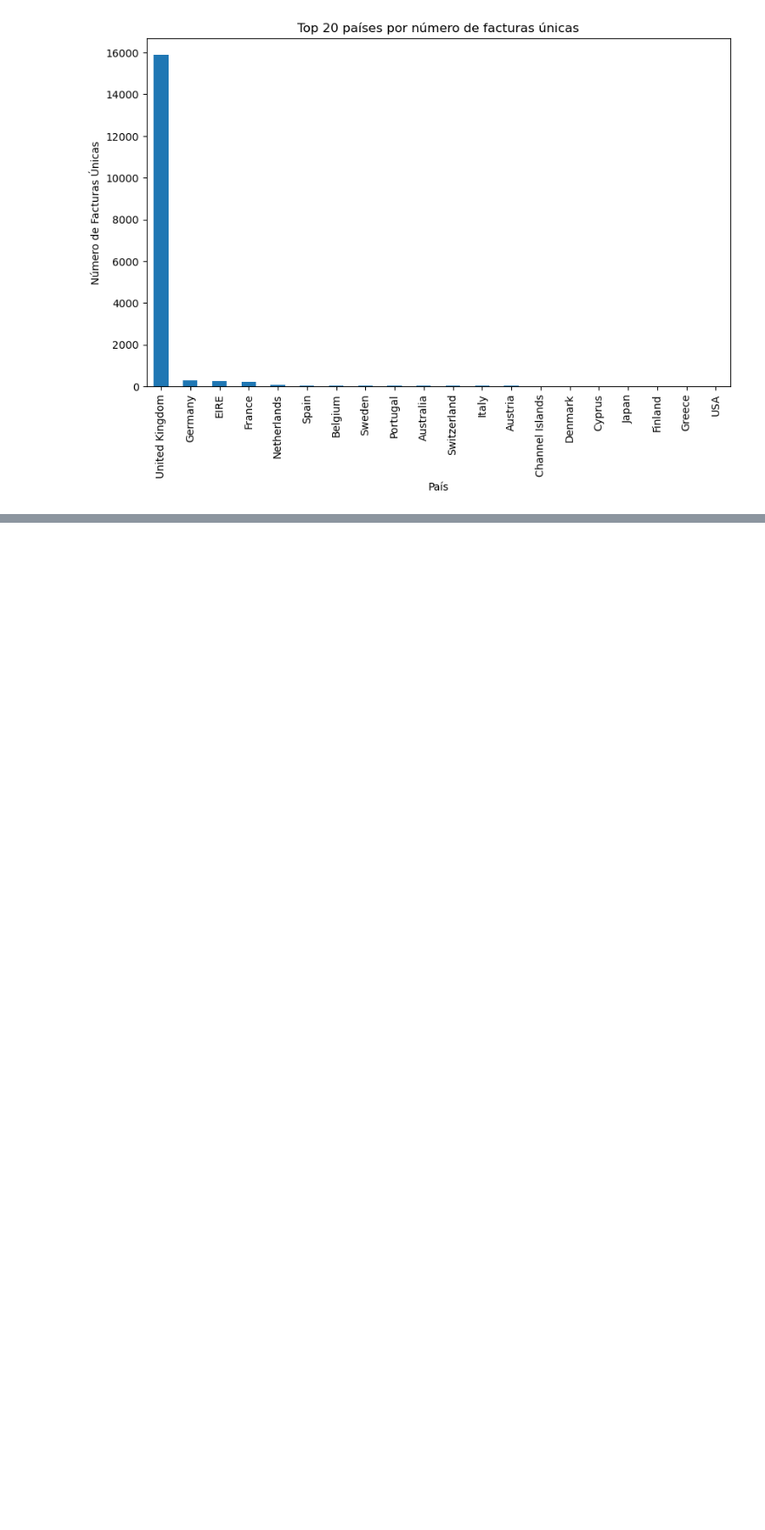
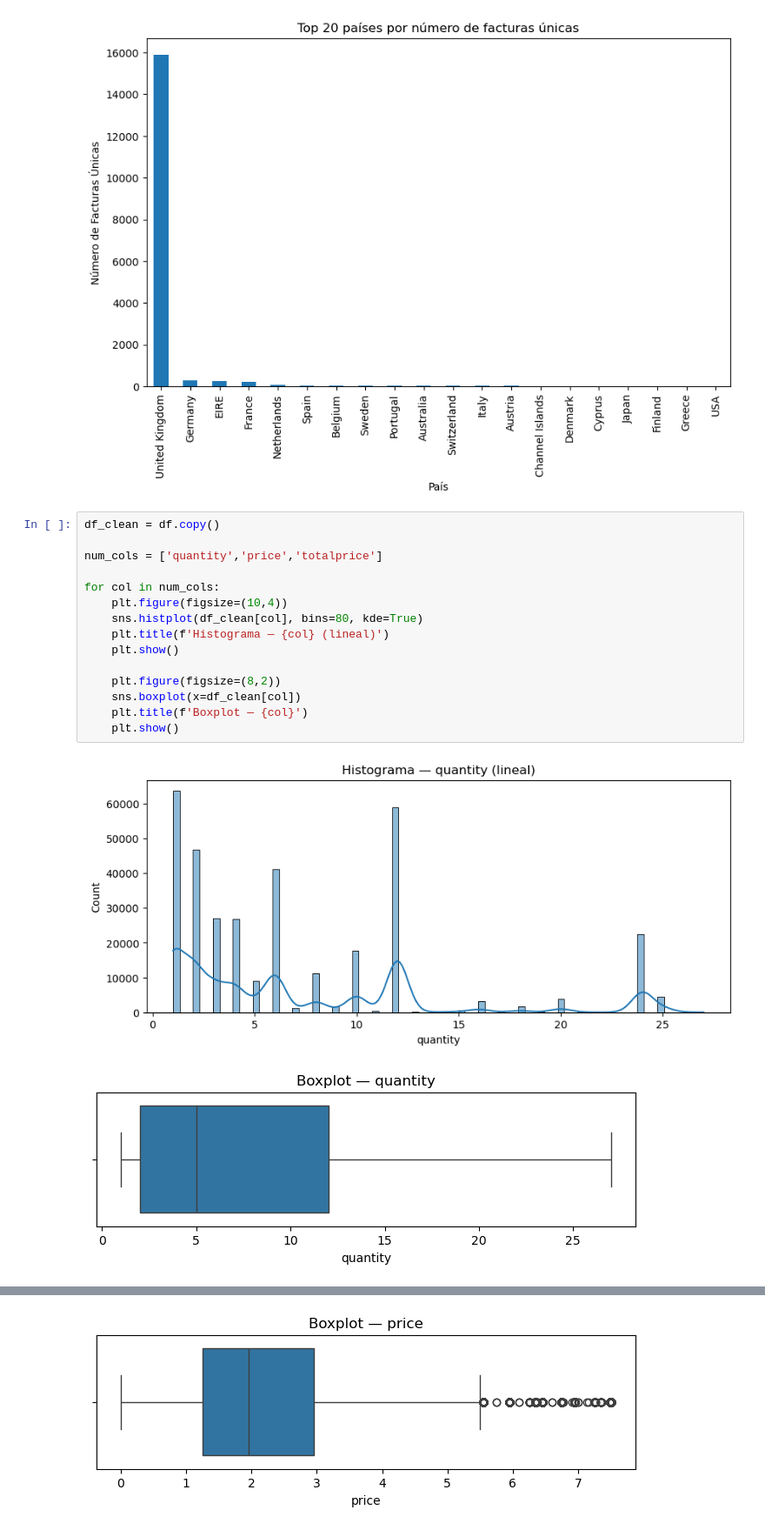
Before and after one commit to DaLeedev/CLTV_PROJECT, a Jupyter notebook: notebooks/Exploracion de los Datos.ipynb, the cells around one changed output, grey strips where cells are left out. Shown at 87% size. Drawn from its saved outputs; the diff is of its cells as text; blank space fills up the shorter version.

```diff
--- a/notebooks/Exploracion de los Datos.ipynb
+++ b/notebooks/Exploracion de los Datos.ipynb
@@ -134,3 +134,21 @@ plt.ylabel("Número de Facturas Únicas")
 plt.show()
 # %% [output]
 [figure]
+# %%
+df_clean = df.copy()
+
+num_cols = ['quantity','price','totalprice']
+
+for col in num_cols:
+    plt.figure(figsize=(10,4))
+    sns.histplot(df_clean[col], bins=80, kde=True)
+    plt.title(f'Histograma — {col} (lineal)')
+    plt.show()
+
+    plt.figure(figsize=(8,2))
+    sns.boxplot(x=df_clean[col])
+    plt.title(f'Boxplot — {col}')
+    plt.show()
+# %% [output]
+[figure, added]
+[figure, added]
@@ -136,0 +156 @@ plt.show()
+[figure, added]
```
Also changed, not shown: parts of 1 cell of this notebook, 2 other files.
